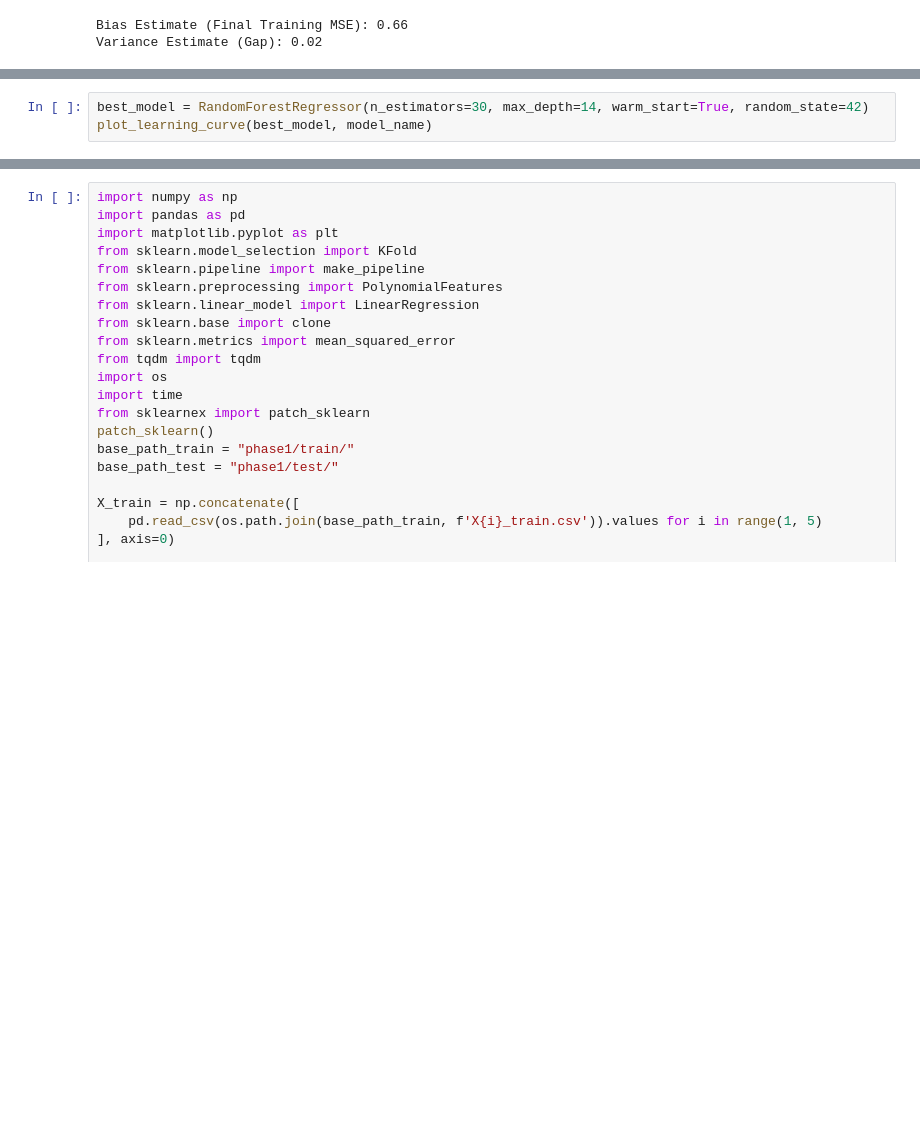
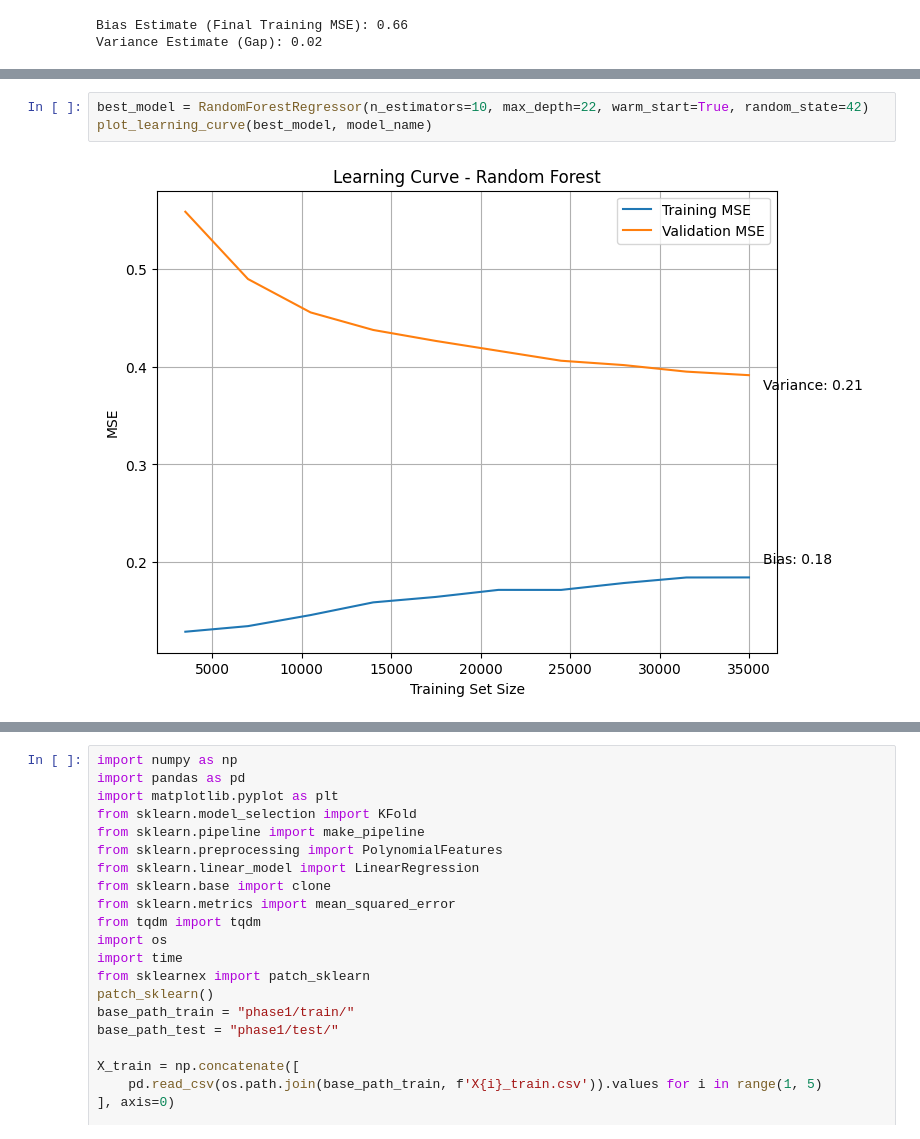
Before and after one commit to parsashu/ML-on-Proteins, a Jupyter notebook: notebooks/3-models.ipynb, the cells around one changed output, grey strips where cells are left out. Drawn from its saved outputs; the diff is of its cells as text; blank space fills up the shorter version.

```diff
--- a/notebooks/3-models.ipynb
+++ b/notebooks/3-models.ipynb
@@ -118,3 +143,5 @@ plot_validation_curve(model, param_name, param_range, model_name)
 # %%
-best_model = RandomForestRegressor(n_estimators=30, max_depth=14, warm_start=True, random_state=42)
+best_model = RandomForestRegressor(n_estimators=10, max_depth=22, warm_start=True, random_state=42)
 plot_learning_curve(best_model, model_name)
+# %% [output]
+[figure, added]
```
Also changed, not shown: parts of 13 cells of this notebook.
